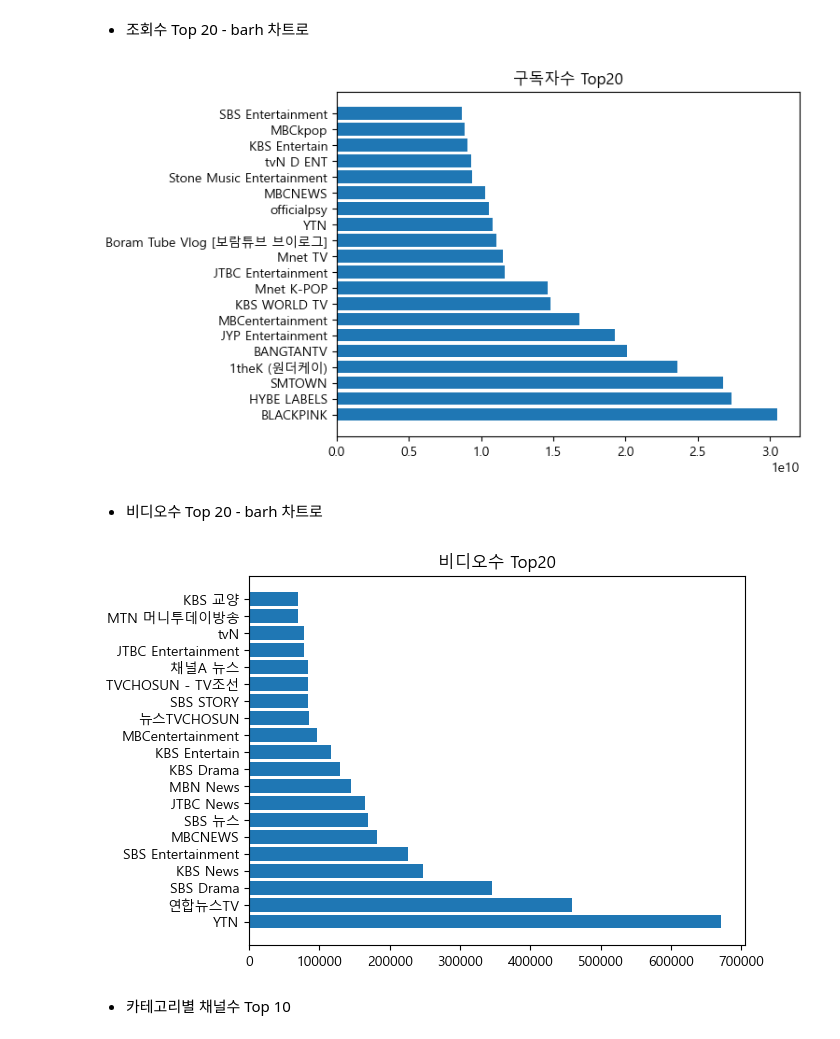
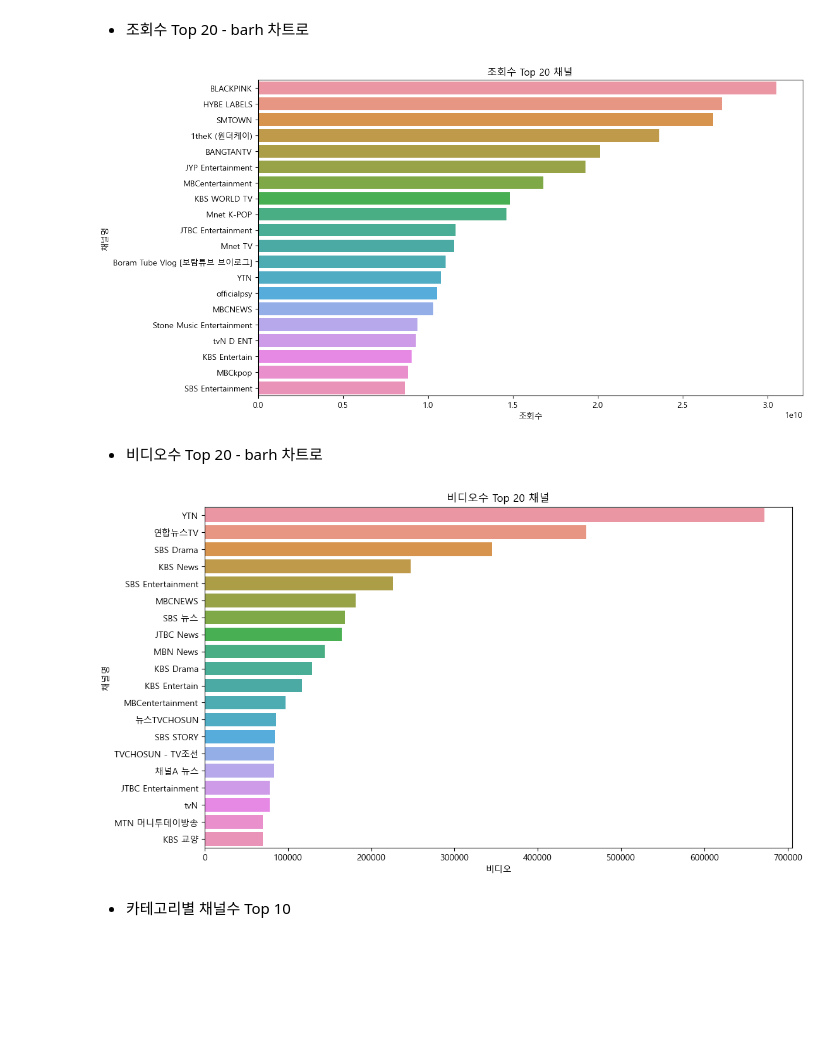
Before and after one commit to dlaudgh/DataAnalysis_Lecture_2023.04, a Jupyter notebook: 05.Crawling/13.YouTubeRanking시각화.ipynb, the cells around one changed output. Drawn from its saved outputs; the diff is of its cells as text; code cells hidden in the pictures; blank space fills up the shorter version.

```diff
--- a/05.Crawling/13.YouTubeRanking시각화.ipynb
+++ b/05.Crawling/13.YouTubeRanking시각화.ipynb
@@ -27,20 +42,22 @@ plt.show()
 # %% [markdown]
 - 조회수 Top 20 - barh 차트로
 # %%
-df2 = df.sort_values(by='조회수', ascending=False).head(20)
-plt.barh(df2.채널명, df2.조회수)
-plt.title('조회수 Top20')
+df1 = df.sort_values(by='조회수', ascending=False)
+plt.figure(figsize=(12,7))
+sns.barplot(y='채널명', x='조회수', data=df1.head(20))
+plt.title('조회수 Top 20 채널')
 plt.show()
 # %% [output]
-[figure, old version]
+[figure, new version]
 # %% [markdown]
 - 비디오수 Top 20 - barh 차트로
 # %%
-df3 = df.sort_values(by='비디오', ascending=False).head(20)
-plt.barh(df3.채널명, df3.비디오)
-plt.title('비디오수 Top20')
+df2 = df.sort_values(by='비디오', ascending=False)
+plt.figure(figsize=(12,7))
+sns.barplot(y='채널명', x='비디오', data=df2.head(20))
+plt.title('비디오수 Top 20 채널')
 plt.show()
 # %% [output]
-[figure, old version]
+[figure, new version]
 # %% [markdown]
 - 카테고리별 채널수 Top 10
```
Also changed, not shown: parts of 8 cells of this notebook, 1 other file.
